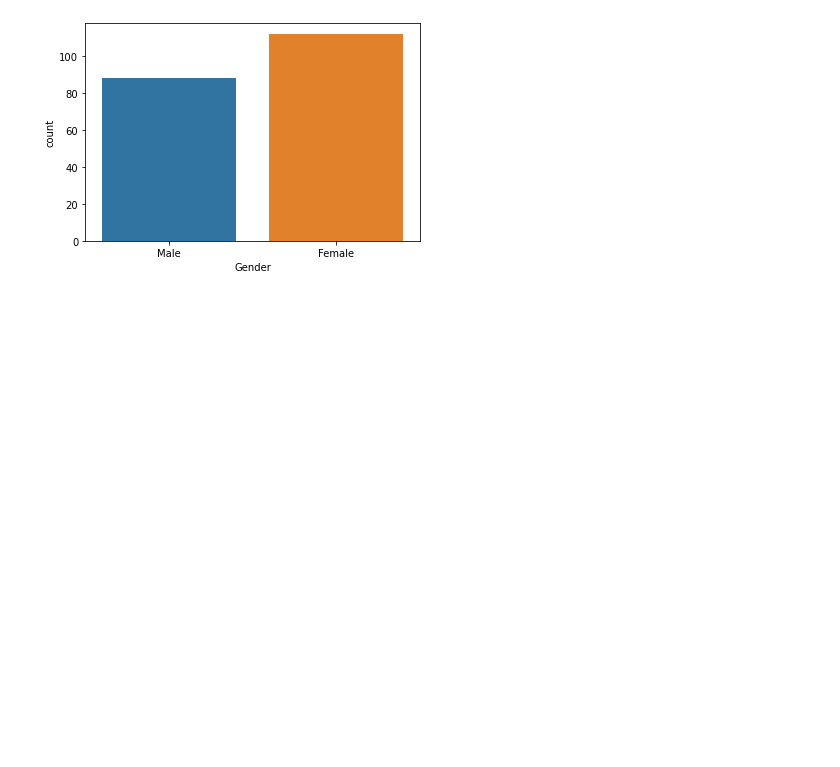
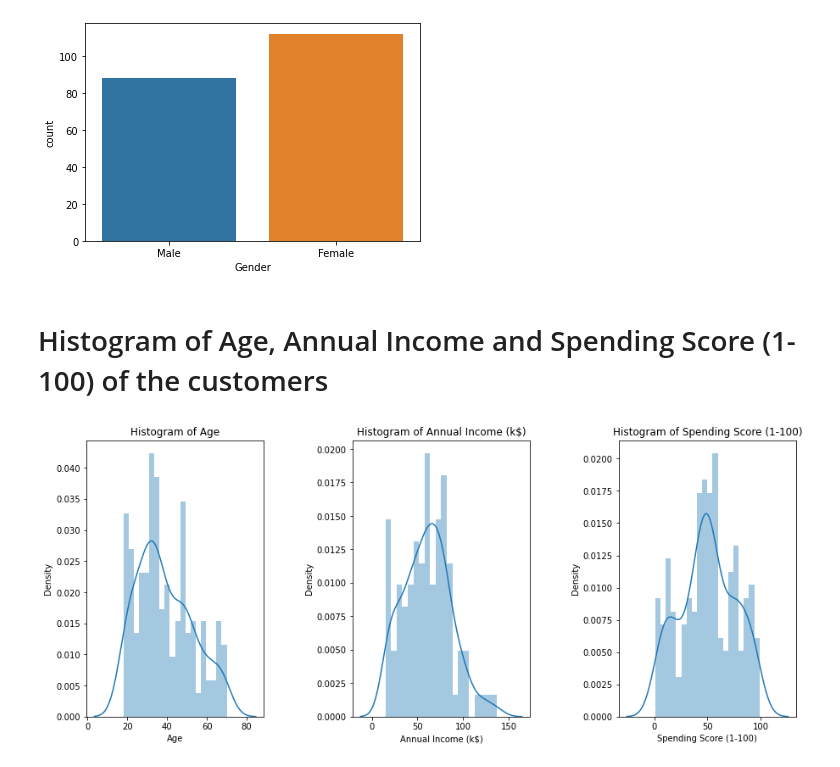
Before and after one commit to KaziShadmanSakib/Artificial-Intelligence, a Jupyter notebook: 97_KaziShadmanSakib_MallCustomerSegmentation.ipynb, the cells around one changed output. Drawn from its saved outputs; the diff is of its cells as text; code cells hidden in the pictures; blank space fills up the shorter version.

Commit message:
Kaggle Notebook | 97_KaziShadmanSakib_MallCustomerSegmentation | Version 3

```diff
--- a/97_KaziShadmanSakib_MallCustomerSegmentation.ipynb
+++ b/97_KaziShadmanSakib_MallCustomerSegmentation.ipynb
@@ -63,3 +123,17 @@ sns.countplot(x = "Gender", data = train_data)
 # %% [output]
 <AxesSubplot:xlabel='Gender', ylabel='count'>
 [figure]
+# %% [markdown]
+# Histogram of Age, Annual Income and Spending Score (1-100) of the customers
+# %%
+plt.figure(1 , figsize = (15 , 6))
+n = 0
+for x in ['Age' , 'Annual Income (k$)' , 'Spending Score (1-100)']:
+    n += 1
+    plt.subplot(1 , 3 , n)
+    plt.subplots_adjust(hspace =0.5 , wspace = 0.5)
+    sns.distplot(train_data[x] , bins = 20)
+    plt.title('Histogram of {}'.format(x))
+plt.show()
+# %% [output]
+[figure, added]
```
Also changed, not shown: parts of 47 cells of this notebook.
